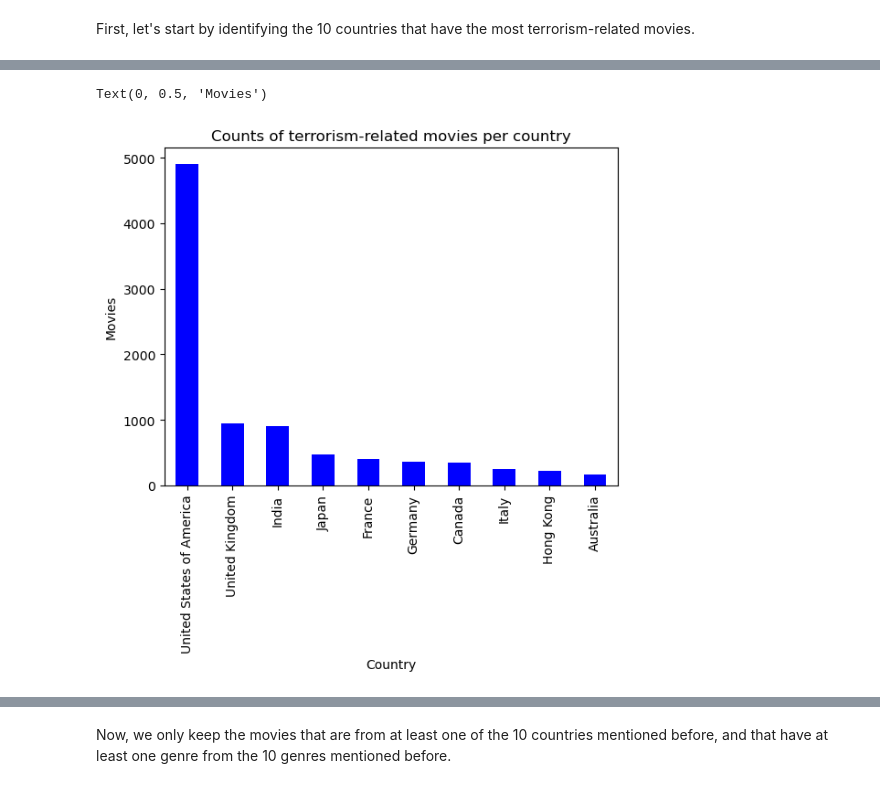
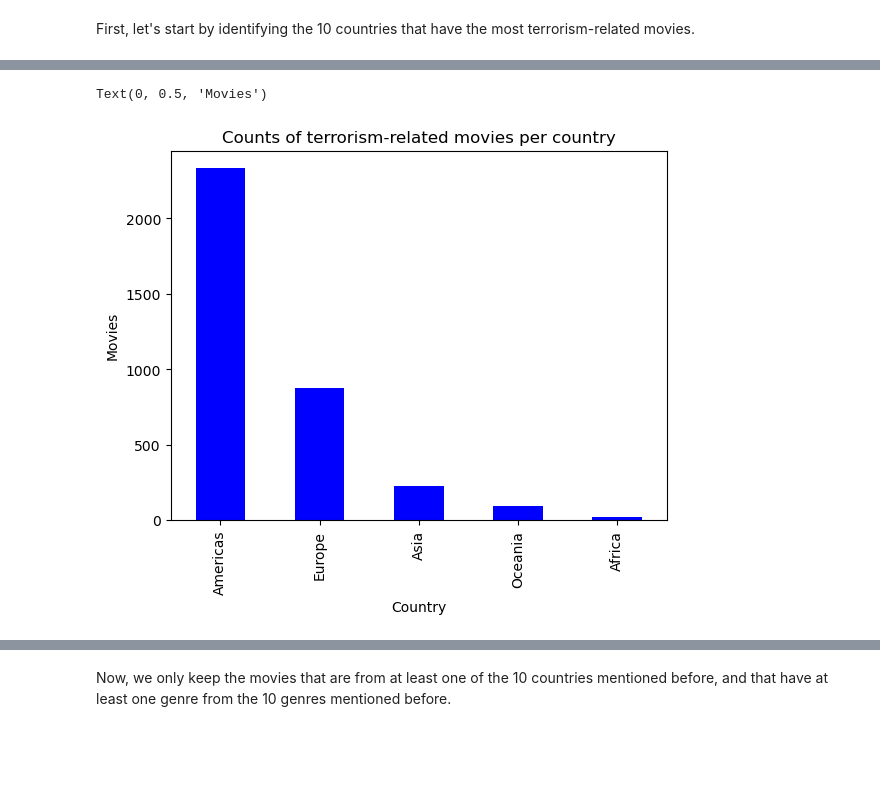
Before and after one commit to epfl-ada/ada-2023-project-boat2023, a Jupyter notebook: projectADA.ipynb, the cells around one changed output, grey strips where cells are left out. Cells and saved outputs as stored; diff of their text form; code cells hidden in the pictures; blank space fills up the shorter version.

```diff
--- a/projectADA.ipynb
+++ b/projectADA.ipynb
@@ -334,0 +400,5 @@ First, let's start by identifying the 10 countries that have the most terrorism-
+# %%
+t_movies['Languages'] = t_movies['Languages'].apply(parse)
+# %%
+#Explode the lists into separate rows
+exploded_countries = t_movies.explode('Countries')
@@ -334,0 +424,8 @@ First, let's start by identifying the 10 countries that have the most terrorism-
+# %%
+regions = []
+for i in range(len(exploded_countries)):
+    country = CountryInfo(exploded_countries.iloc[i]['Countries'])
+    regions.append(country.info()['region'])
+# %%
+exploded_countries['Region'] = regions
+exploded_countries.head()
@@ -335,33 +439,15 @@ First, let's start by identifying the 10 countries that have the most terrorism-
 # %%
-#Define a function to parse the 'Countries' column
-def parse_countries(countries_str):
-    try:
-        # Convert the string representation of a dictionary into an actual dictionary
-        countries_dict = ast.literal_eval(countries_str)
-        # Return the values (country names) of the dictionary
-        return list(countries_dict.values())
-    except ValueError as e:
-        # In case of any parsing error, return an empty list
-        return []
-
-#Apply the function to each row in the 'Countries' column
-# This will create a Series of lists
-countries_series = t_movies['Countries'].apply(parse_countries)
-
-#Explode the lists into separate rows
-exploded_countries = countries_series.explode()
-
-#Count the occurrences of each country
-country_counts = exploded_countries.value_counts()
+#Count the occurrences of each region
+region_counts = exploded_countries['Region'].value_counts()
 
 #Only keep the 10 countries that have the most movies
-country_counts = country_counts.nlargest(10)
+region_counts = region_counts.nlargest()
 
 plt.figure()
-country_counts.plot(kind='bar', color='blue')
+region_counts.plot(kind='bar', color='blue')
 plt.title('Counts of terrorism-related movies per country')
 plt.xlabel('Country')
 plt.ylabel('Movies')
 # %% [output]
 Text(0, 0.5, 'Movies')
-[figure, old version]
+[figure, new version]
```
Also changed, not shown: parts of 28 cells of this notebook.
